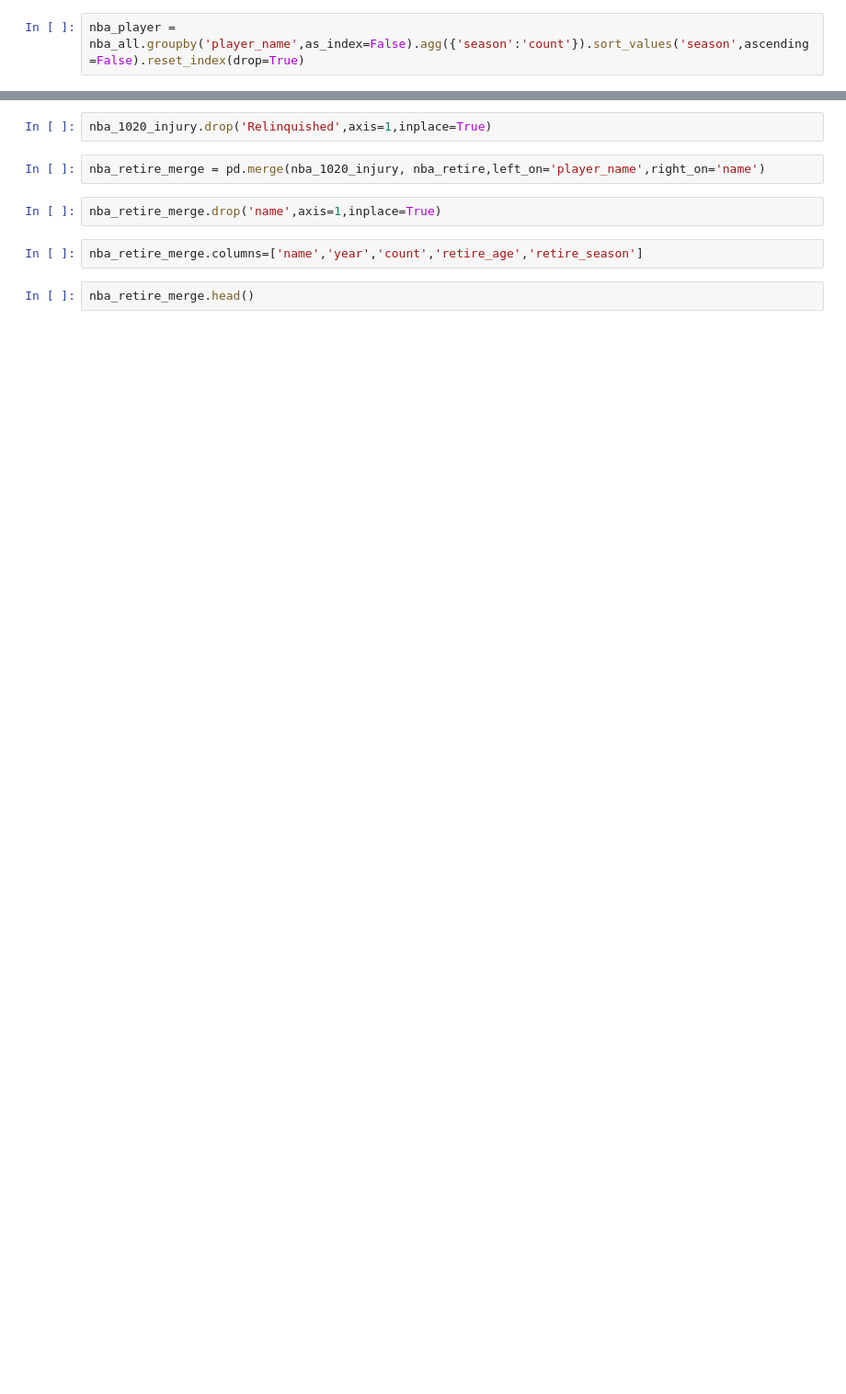
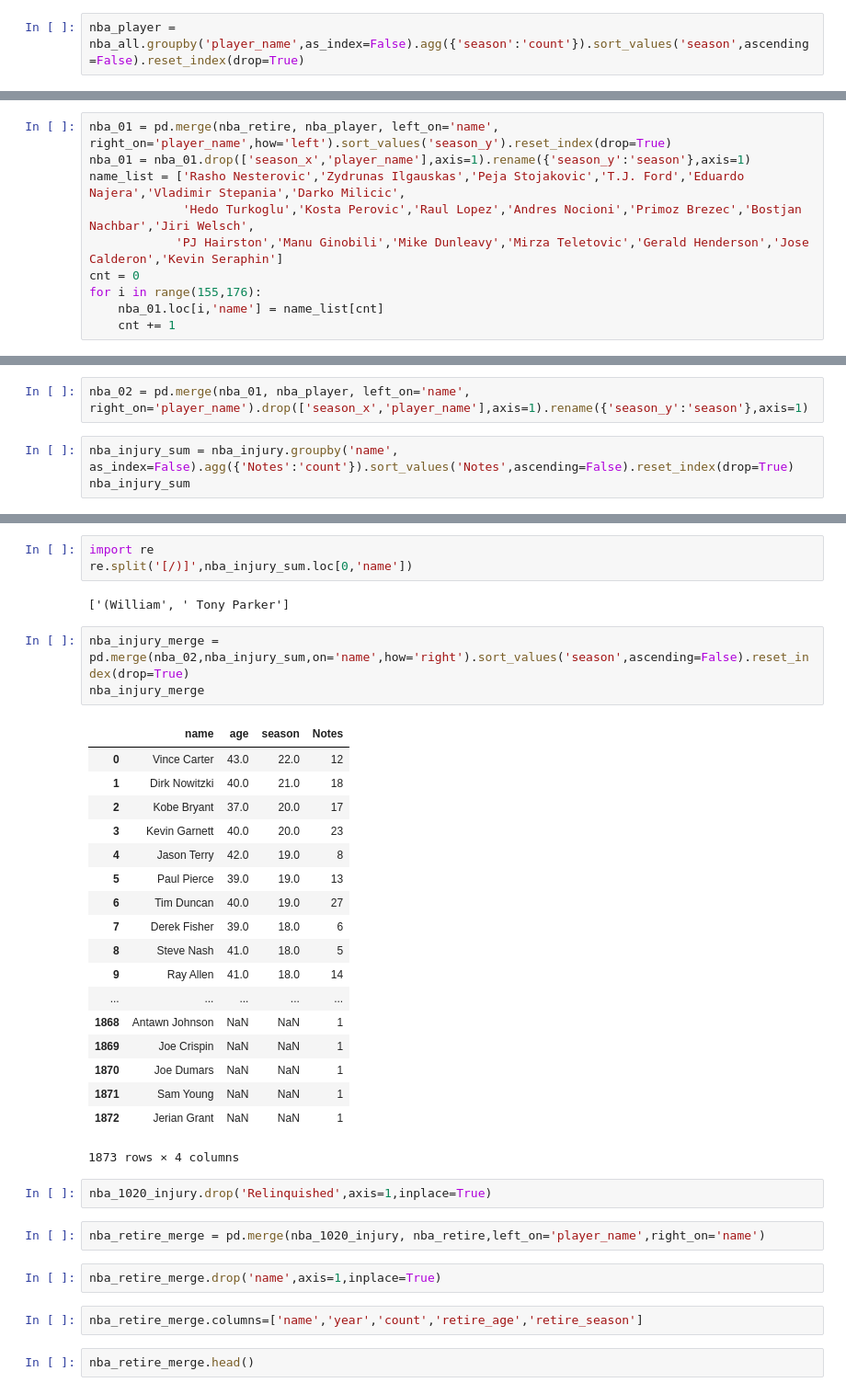
Before and after one commit to sc303030/NBA, a Jupyter notebook: fisrt.ipynb, the cells around one changed output, grey strips where cells are left out. Shown at 92% size. Saved outputs shown, nothing was run; the diff lists cells and outputs as text; blank space fills up the shorter version.

```diff
--- a/fisrt.ipynb
+++ b/fisrt.ipynb
@@ -187,0 +190,10 @@ nba_1020_injury = pd.merge(nba_player,nba_injury_sum,left_on='player_name',right
+# %%
+nba_01 = pd.merge(nba_retire, nba_player, left_on='name', right_on='player_name',how='left').sort_values('season_y').reset_index(drop=True)
+nba_01 = nba_01.drop(['season_x','player_name'],axis=1).rename({'season_y':'season'},axis=1)
+name_list = ['Rasho Nesterovic','Zydrunas Ilgauskas','Peja Stojakovic','T.J. Ford','Eduardo Najera','Vladimir Stepania','Darko Milicic',
+             'Hedo Turkoglu','Kosta Perovic','Raul Lopez','Andres Nocioni','Primoz Brezec','Bostjan Nachbar','Jiri Welsch',
+            'PJ Hairston','Manu Ginobili','Mike Dunleavy','Mirza Teletovic','Gerald Henderson','Jose Calderon','Kevin Seraphin']
+cnt = 0
+for i in range(155,176):
+    nba_01.loc[i,'name'] = name_list[cnt]
+    cnt += 1
@@ -187,0 +219,5 @@ nba_1020_injury = pd.merge(nba_player,nba_injury_sum,left_on='player_name',right
+# %%
+nba_02 = pd.merge(nba_01, nba_player, left_on='name', right_on='player_name').drop(['season_x','player_name'],axis=1).rename({'season_y':'season'},axis=1)
+# %%
+nba_injury_sum = nba_injury.groupby('name', as_index=False).agg({'Notes':'count'}).sort_values('Notes',ascending=False).reset_index(drop=True)
+nba_injury_sum
@@ -188,3 +243,30 @@ nba_1020_injury = pd.merge(nba_player,nba_injury_sum,left_on='player_name',right
+# %%
+import re
+re.split('[/)]',nba_injury_sum.loc[0,'name'])
+# %% [output]
+['(William', ' Tony Parker']
+# %%
+nba_injury_merge = pd.merge(nba_02,nba_injury_sum,on='name',how='right').sort_values('season',ascending=False).reset_index(drop=True)
+nba_injury_merge
+# %% [output]
+|  | name | age | season | Notes |
+| 0 | Vince Carter | 43.0 | 22.0 | 12 |
+| 1 | Dirk Nowitzki | 40.0 | 21.0 | 18 |
+| 2 | Kobe Bryant | 37.0 | 20.0 | 17 |
+| 3 | Kevin Garnett | 40.0 | 20.0 | 23 |
+| 4 | Jason Terry | 42.0 | 19.0 | 8 |
+| 5 | Paul Pierce | 39.0 | 19.0 | 13 |
+| 6 | Tim Duncan | 40.0 | 19.0 | 27 |
+| 7 | Derek Fisher | 39.0 | 18.0 | 6 |
+| 8 | Steve Nash | 41.0 | 18.0 | 5 |
+| 9 | Ray Allen | 41.0 | 18.0 | 14 |
+| ... | ... | ... | ... | ... |
+| 1868 | Antawn Johnson | NaN | NaN | 1 |
+| 1869 | Joe Crispin | NaN | NaN | 1 |
+| 1870 | Joe Dumars | NaN | NaN | 1 |
+| 1871 | Sam Young | NaN | NaN | 1 |
+| 1872 | Jerian Grant | NaN | NaN | 1 |
+1873 rows × 4 columns
 # %%
 nba_1020_injury.drop('Relinquished',axis=1,inplace=True)
 # %%
```
Also changed, not shown: parts of 15 cells of this notebook, 5 other files.
